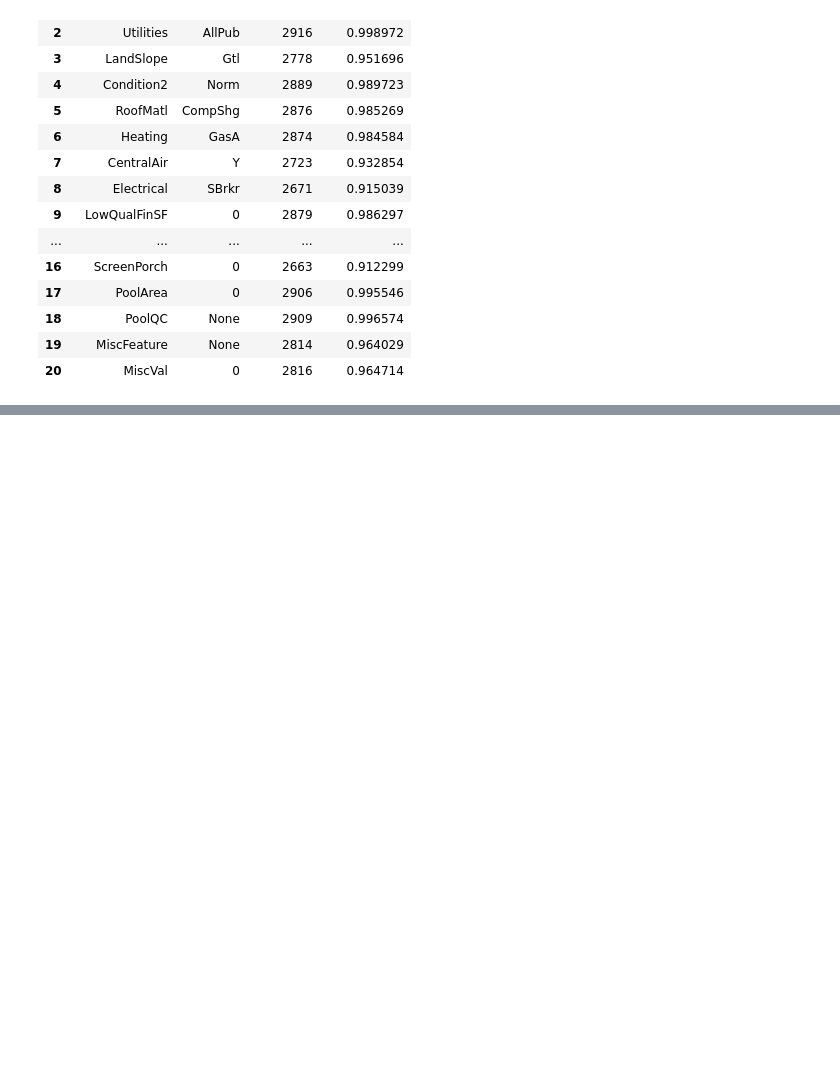
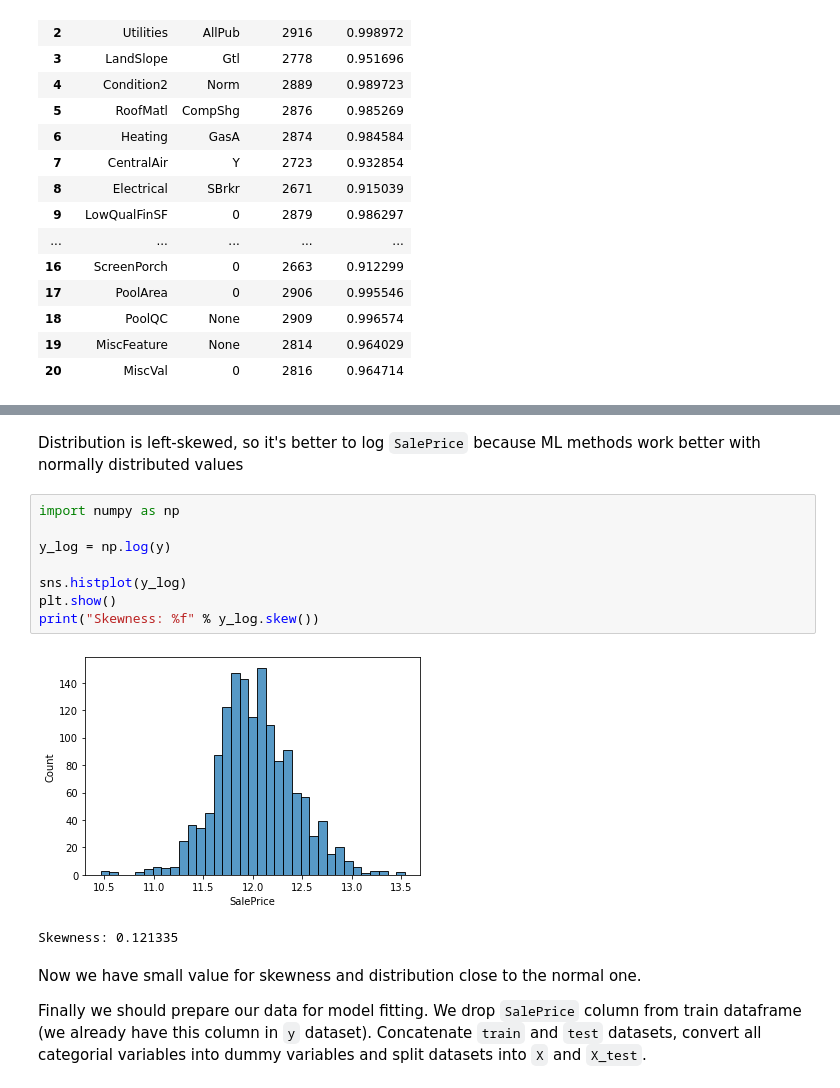
Before and after one commit to artsiom-bury/house-prices, a Jupyter notebook: House prices.ipynb, the cells around one changed output, grey strips where cells are left out. Drawn from its saved outputs; the diff is of its cells as text; blank space fills up the shorter version.

```diff
--- a/House prices.ipynb
+++ b/House prices.ipynb
@@ -182,0 +201,17 @@ Here will be an explarotary analysis
+# %% [markdown]
+Distribution is left-skewed, so it's better to log <code>SalePrice</code> because ML methods work better with normally distributed values
+# %%
+import numpy as np
+
+y_log = np.log(y)
+
+sns.histplot(y_log)
+plt.show()
+print("Skewness: %f" % y_log.skew())
+# %% [output]
+[figure, added]
+Skewness: 0.121335
+# %% [markdown]
+Now we have small value for skewness and distribution close to the normal one.
+
+Finally we should prepare our data for model fitting. We drop <code>SalePrice</code> column from train dataframe (we already have this column in <code>y</code> dataset). Concatenate <code>train</code> and <code>test</code> datasets, convert all categorial variables into dummy variables and split datasets into <code>X</code> and <code>X_test</code>.
```
Also changed, not shown: parts of 30 cells of this notebook.
